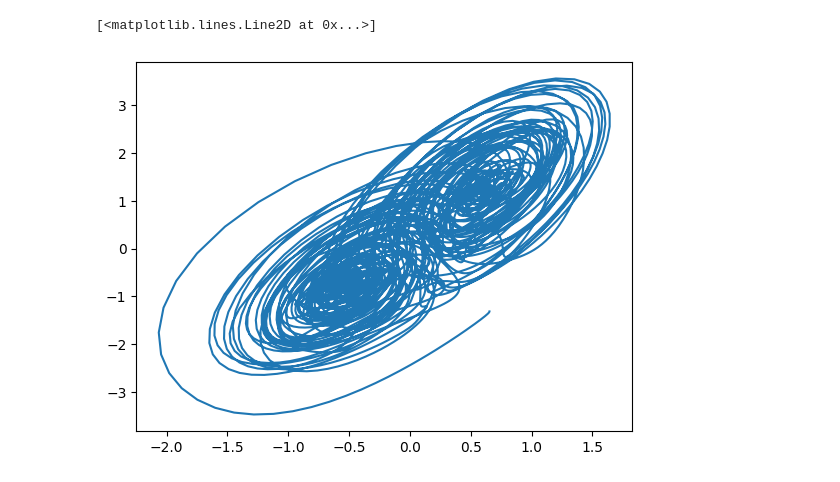
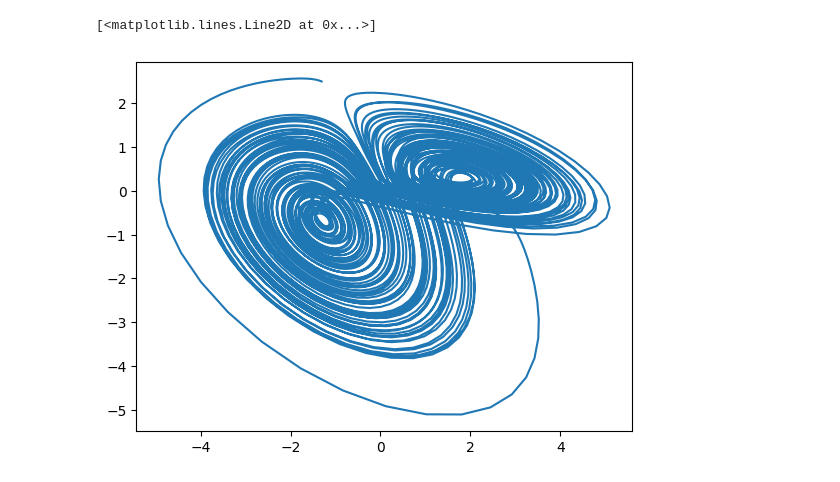
Before and after one commit to z7743/FlowDecomposition, a Jupyter notebook: notebooks/model_test.ipynb, the cells around one changed output. Saved outputs shown, nothing was run; the diff lists cells and outputs as text; code cells hidden in the pictures.

```diff
--- a/notebooks/model_test.ipynb
+++ b/notebooks/model_test.ipynb
@@ -50,21 +50,21 @@ init_params = {
     "subtract_autocorr": True,
     "device": "cpu",
     "optimizer": "Adagrad",
-    "learning_rate": 0.01,
+    "learning_rate": 0.1,
     "random_state": None
 }
 
 # Fit parameters.
 fit_params = {
     "sample_size": 120,
-    "library_size": 1800,
-    "exclusion_rad": 20,
+    "library_size": 800,
+    "exclusion_rad": 40,
     "time_intv": 80,
-    "num_epochs": 200,
+    "num_epochs": 300,
     "num_rand_samples": 32,
     "batch_size": 32,
     "method": "nrst_nbrs",
-    "nbrs_num": 20,
+    "nbrs_num": 10,
     "beta": 0,
     "optim_policy": "range",
     "mask_size": None
@@ -77,9 +93,9 @@ RuntimeError: one of the variables needed for gradient computation has been modi
 # %%
 unmixed = fd.predict(X_mixed)
 # %%
-plt.plot(unmixed[:,0,0],unmixed[:,0,1])
+plt.plot(unmixed[:,2,0],unmixed[:,2,1])
 # %% [output]
 [<matplotlib.lines.Line2D at 0x...>]
-[figure, old version]
+[figure, new version]
 # %%
 plt.plot(unmixed[:,0,0])
```
Also changed, not shown: parts of 1 cell of this notebook, 3 other files.
